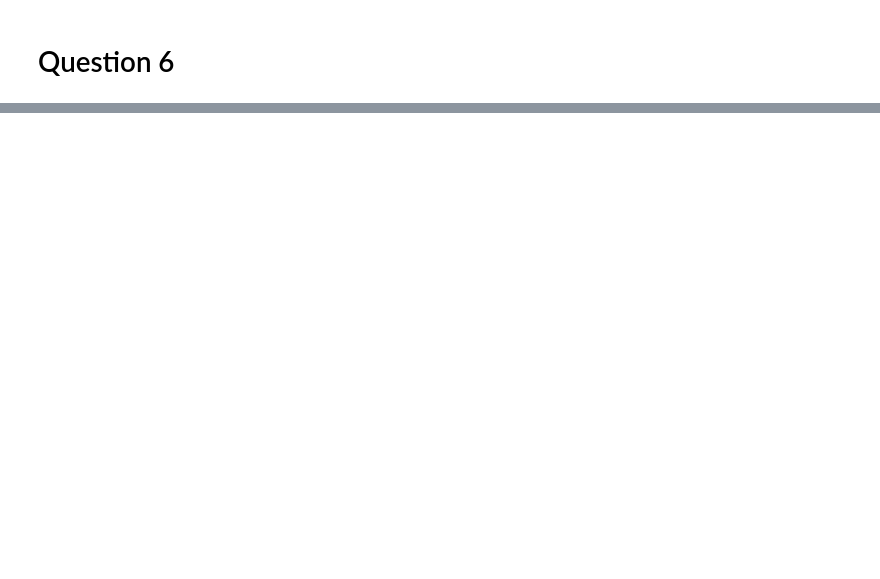
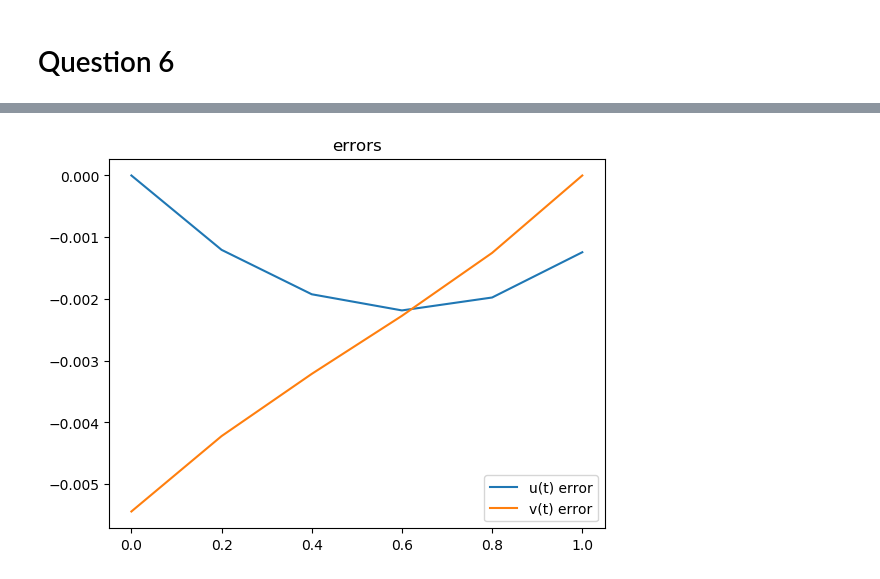
Before and after one commit to ericschulman/numerical, a Jupyter notebook: spring_hw3/homework3.ipynb, the cells around one changed output, grey strips where cells are left out. Saved outputs shown, nothing was run; the diff lists cells and outputs as text; code cells hidden in the pictures; blank space fills up the shorter version.

```diff
--- a/spring_hw3/homework3.ipynb
+++ b/spring_hw3/homework3.ipynb
@@ -186,0 +198,10 @@ PyObject <matplotlib.legend.Legend object at 0x...>
+# %%
+errors = ys_extrap - ys2
+
+plot(ts2,errors[1,:],label = "u(t) error")
+plot(ts2,errors[2,:],label = "v(t) error")
+title("errors")
+legend()
+show()
+# %% [output]
+[figure, added]
```
Also changed, not shown: parts of 11 cells of this notebook.
